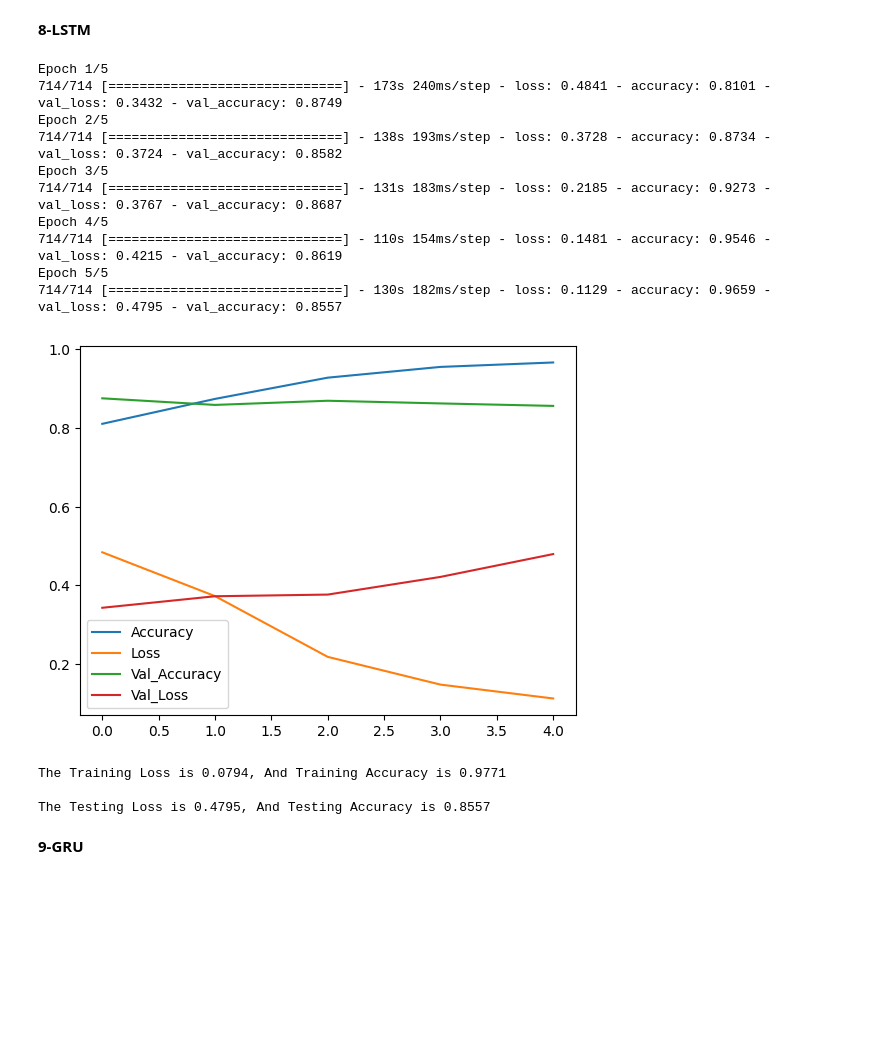
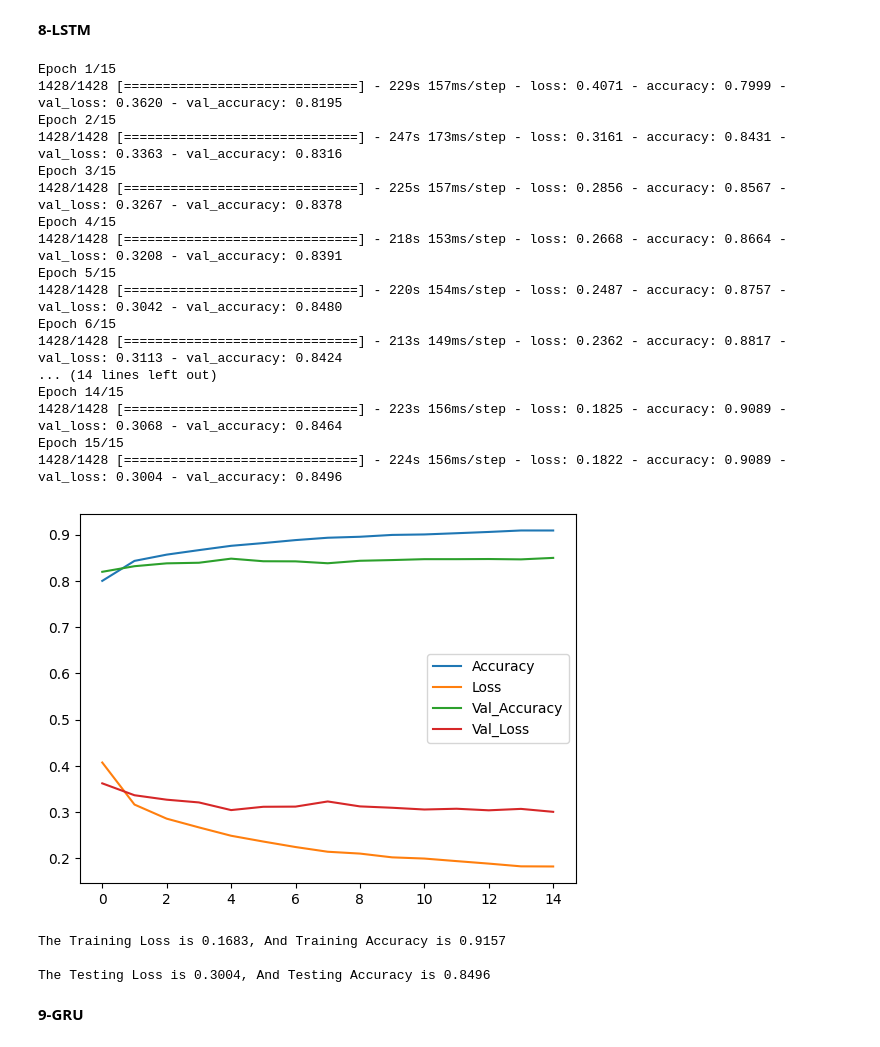
Before and after one commit to Osamah-Anmar-Sami/Sentiment-Analysis, a Jupyter notebook: Arabic Sentiment Analysis/Arabic Sentiment Analysis.ipynb, the cells around one changed output. Drawn from its saved outputs; the diff is of its cells as text; code cells hidden in the pictures; blank space fills up the shorter version.

```diff
--- a/Arabic Sentiment Analysis/Arabic Sentiment Analysis.ipynb
+++ b/Arabic Sentiment Analysis/Arabic Sentiment Analysis.ipynb
@@ -420,5 +438,5 @@ metrics_values(model= SGD, X_test=X_test_CV_, y_test=y_test)
 # %% [markdown]
 # Deep Learning
 # %%
-embedding_dim = 32
-vocab_size, max_length, encoded_X_train , encoded_X_test = deeplearning_preprcosesing_(X_train=X_train, X_test=X_test,  truncating='pre', padding='pre')
+tokenizer, vocab_size, max_length, encoded_X_train , encoded_X_test, y_train, y_test = deeplearning_preprcosesing_(X_train=X_train, X_test=X_test,  truncating='pre', padding='pre', y_train_=y_train, y_test_=y_test)
+embedding_dim = 100
@@ -433,6 +443,18 @@ The Max Length Is : 919
-# %%
-y_train = tf.keras.utils.to_categorical(y_train)
-y_test = tf.keras.utils.to_categorical(y_test)
+# %%
+Arabic_Word_2_Vec_100D = './ArabicWord2Vec100D.txt'
+embedding_dic = {}
+with open(Arabic_Word_2_Vec_100D) as f:
+    for line in f:
+        values = line.split()
+        word = values[0]
+        x = np.asarray(values[1:], dtype='float32')
+        embedding_dic[word] = x
+# %%
+embedding_matrix = np.zeros((vocab_size+1, embedding_dim))
+for word, i in tokenizer.word_index.items():
+    embedding_vector = embedding_dic.get(word)
+    if embedding_vector is not None:
+        embedding_matrix[i] = embedding_vector
 # %%
 Callback = tf.keras.callbacks.EarlyStopping(
                     monitor="accuracy",
@@ -476,27 +495,34 @@ The Testing Loss is 0.5929, And Testing Accuracy is 0.8178
 # %% [markdown]
 **8-LSTM**
 # %%
-LSTM =lstm_(vocab_size= vocab_size + 1, embedding_dim= embedding_dim, max_length= max_length, dropout=0.5, units=64)
+LSTM =lstm_(vocab_size= vocab_size + 1, embedding_dim= embedding_dim, max_length= max_length, dropout=0.1, units=32, embeddings_matrix = embedding_matrix, units_=64)
 model_compile(model=LSTM)
-history = model_fit(model=LSTM, X_train=encoded_X_train, y_train=y_train, epochs=5, X_test=encoded_X_test, y_test=y_test, batch_size=64, Callback=Callback, shuffle=True)
+history = model_fit(model=LSTM, X_train=encoded_X_train, y_train=y_train, epochs=15, X_test=encoded_X_test, y_test=y_test, batch_size=32, Callback=Callback)
 plot_accuracy_loss(histoty=history)
 evaluate(model=LSTM, x=encoded_X_train, y=y_train, train_test='Training')
 evaluate(model=LSTM, x=encoded_X_test,y= y_test, train_test='Testing')
 # %% [output]
-Epoch 1/5
-714/714 [==============================] - 173s 240ms/step - loss: 0.4841 - accuracy: 0.8101 - val_loss: 0.3432 - val_accuracy: 0.8749
-Epoch 2/5
-714/714 [==============================] - 138s 193ms/step - loss: 0.3728 - accuracy: 0.8734 - val_loss: 0.3724 - val_accuracy: 0.8582
-Epoch 3/5
-714/714 [==============================] - 131s 183ms/step - loss: 0.2185 - accuracy: 0.9273 - val_loss: 0.3767 - val_accuracy: 0.8687
-Epoch 4/5
-714/714 [==============================] - 110s 154ms/step - loss: 0.1481 - accuracy: 0.9546 - val_loss: 0.4215 - val_accuracy: 0.8619
-Epoch 5/5
-714/714 [==============================] - 130s 182ms/step - loss: 0.1129 - accuracy: 0.9659 - val_loss: 0.4795 - val_accuracy: 0.8557
+Epoch 1/15
+1428/1428 [==============================] - 229s 157ms/step - loss: 0.4071 - accuracy: 0.7999 - val_loss: 0.3620 - val_accuracy: 0.8195
+Epoch 2/15
+1428/1428 [==============================] - 247s 173ms/step - loss: 0.3161 - accuracy: 0.8431 - val_loss: 0.3363 - val_accuracy: 0.8316
+Epoch 3/15
+1428/1428 [==============================] - 225s 157ms/step - loss: 0.2856 - accuracy: 0.8567 - val_loss: 0.3267 - val_accuracy: 0.8378
+Epoch 4/15
+1428/1428 [==============================] - 218s 153ms/step - loss: 0.2668 - accuracy: 0.8664 - val_loss: 0.3208 - val_accuracy: 0.8391
+Epoch 5/15
+1428/1428 [==============================] - 220s 154ms/step - loss: 0.2487 - accuracy: 0.8757 - val_loss: 0.3042 - val_accuracy: 0.8480
+Epoch 6/15
+1428/1428 [==============================] - 213s 149ms/step - loss: 0.2362 - accuracy: 0.8817 - val_loss: 0.3113 - val_accuracy: 0.8424
+... (14 lines left out)
+Epoch 14/15
+1428/1428 [==============================] - 223s 156ms/step - loss: 0.1825 - accuracy: 0.9089 - val_loss: 0.3068 - val_accuracy: 0.8464
+Epoch 15/15
+1428/1428 [==============================] - 224s 156ms/step - loss: 0.1822 - accuracy: 0.9089 - val_loss: 0.3004 - val_accuracy: 0.8496
-[figure, old version]
+[figure, new version]
-The Training Loss is 0.0794, And Training Accuracy is 0.9771
+The Training Loss is 0.1683, And Training Accuracy is 0.9157
 
-The Testing Loss is 0.4795, And Testing Accuracy is 0.8557
+The Testing Loss is 0.3004, And Testing Accuracy is 0.8496
 # %% [markdown]
 **9-GRU**
 # %%
```
Also changed, not shown: parts of 29 cells of this notebook.
